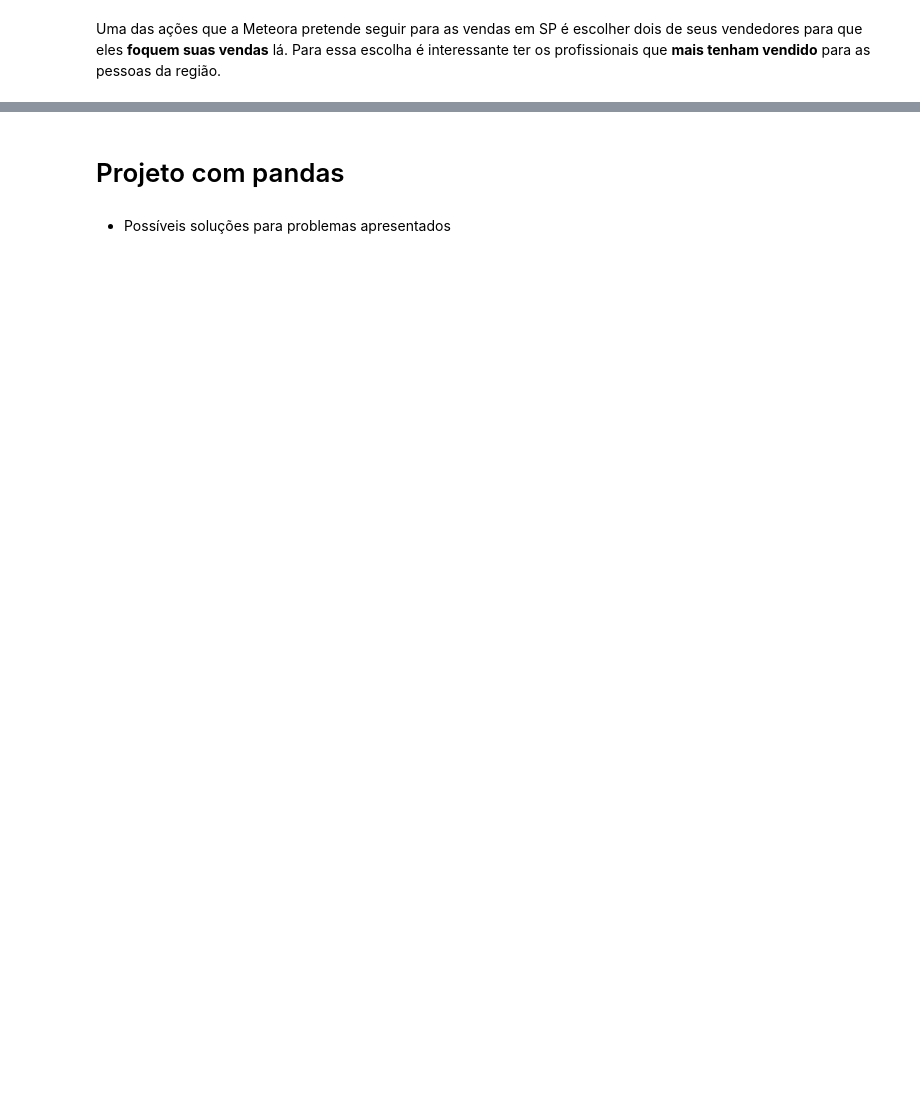
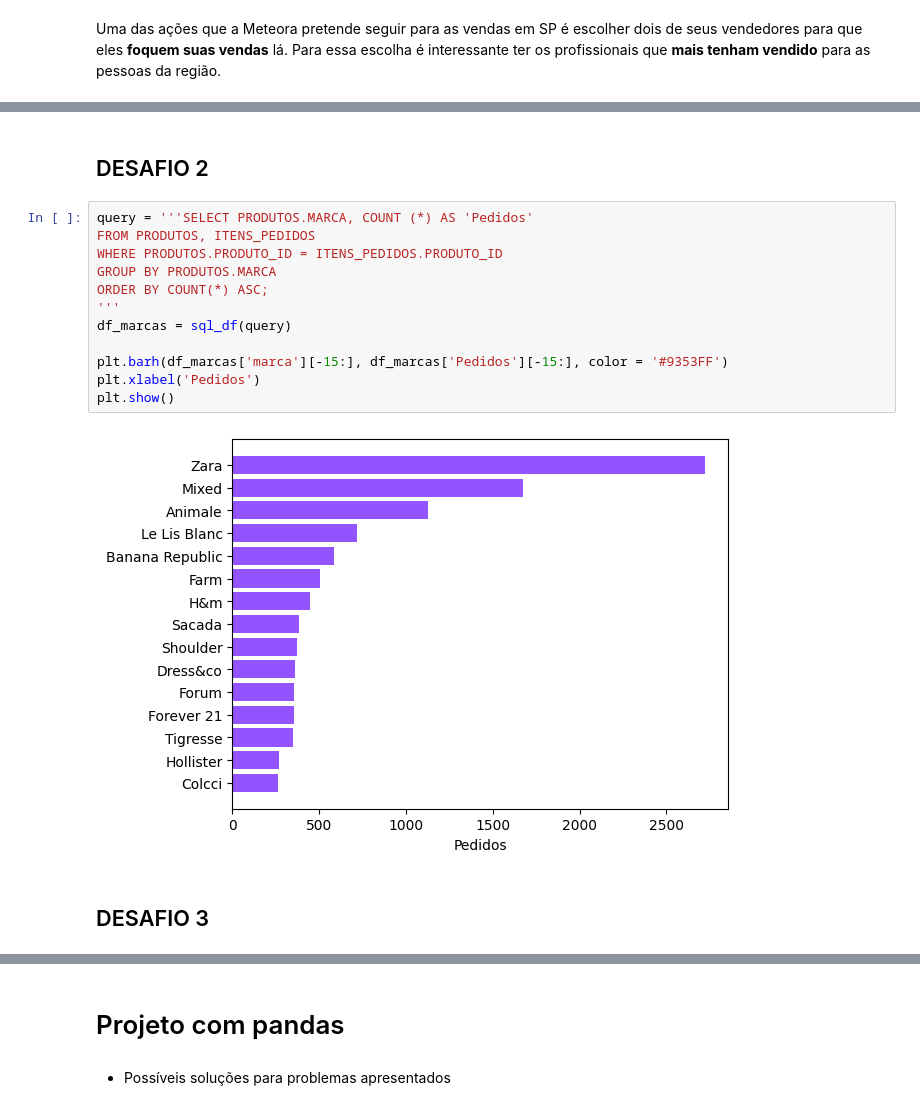
Before and after one commit to i-malur/meteora-analise-de-dados-sql, a Jupyter notebook: Notebook_Meteora.ipynb, the cells around one changed output, grey strips where cells are left out. Drawn from its saved outputs; the diff is of its cells as text; blank space fills up the shorter version.

```diff
--- a/Notebook_Meteora.ipynb
+++ b/Notebook_Meteora.ipynb
@@ -147,0 +261,18 @@ Uma das ações que a Meteora pretende seguir para as vendas em SP é escolher d
+# %% [markdown]
+## DESAFIO 2
+# %%
+query = '''SELECT PRODUTOS.MARCA, COUNT (*) AS 'Pedidos'
+FROM PRODUTOS, ITENS_PEDIDOS
+WHERE PRODUTOS.PRODUTO_ID = ITENS_PEDIDOS.PRODUTO_ID
+GROUP BY PRODUTOS.MARCA
+ORDER BY COUNT(*) ASC;
+'''
+df_marcas = sql_df(query)
+
+plt.barh(df_marcas['marca'][-15:], df_marcas['Pedidos'][-15:], color = '#9353FF')
+plt.xlabel('Pedidos')
+plt.show()
+# %% [output]
+[figure, added]
+# %% [markdown]
+## DESAFIO 3
```
Also changed, not shown: parts of 29 cells of this notebook.
